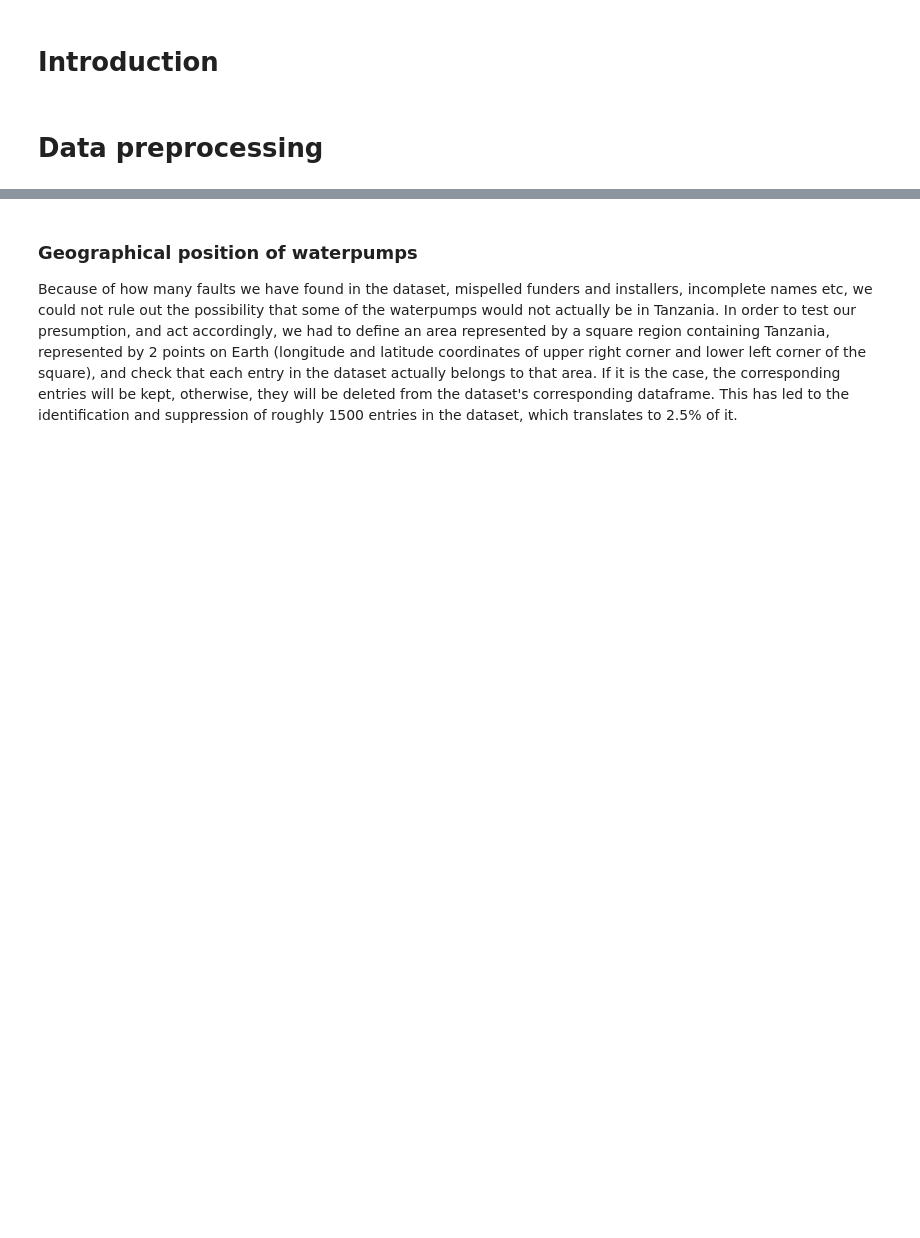
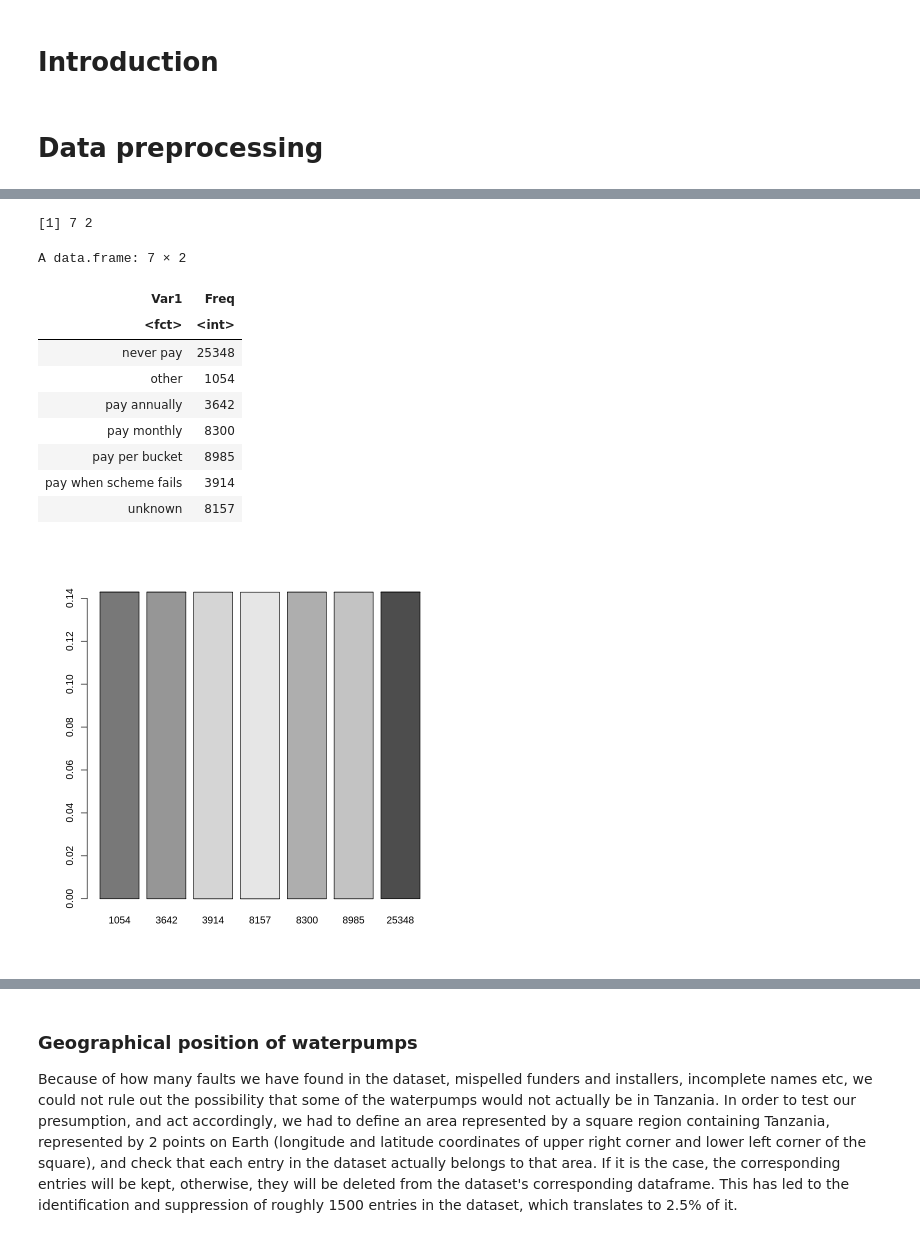
Before and after one commit to aguzga/STAT_FOUND, a Jupyter notebook: ReportTemplate.ipynb, the cells around one changed output, grey strips where cells are left out. Drawn from its saved outputs; the diff is of its cells as text; code cells hidden in the pictures; blank space fills up the shorter version.

```diff
--- a/ReportTemplate.ipynb
+++ b/ReportTemplate.ipynb
@@ -57,0 +233,20 @@ After having analysed each initial feature of the dataset, we have observed that
+# %%
+test = as.data.frame(table(df$payment))
+#test = test[order(-test$Freq),]
+dim(test)
+#test = as.matrix(test)
+test
+barplot(prop.table(table(test)))
+# %% [output]
+[1] 7 2
+A data.frame: 7 × 2
+| Var1 | Freq |
+| <fct> | <int> |
+| never pay | 25348 |
+| other | 1054 |
+| pay annually | 3642 |
+| pay monthly | 8300 |
+| pay per bucket | 8985 |
+| pay when scheme fails | 3914 |
+| unknown | 8157 |
+[figure, added]
```
Also changed, not shown: parts of 89 cells of this notebook.
